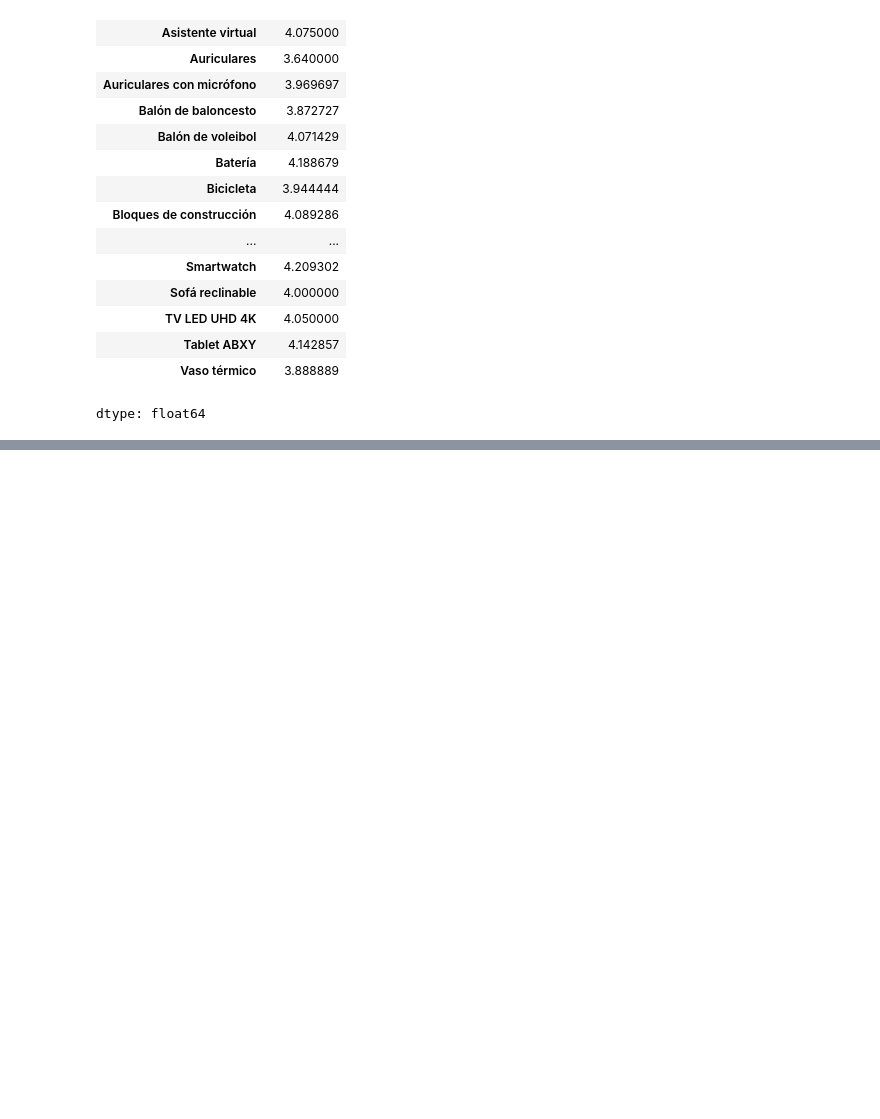
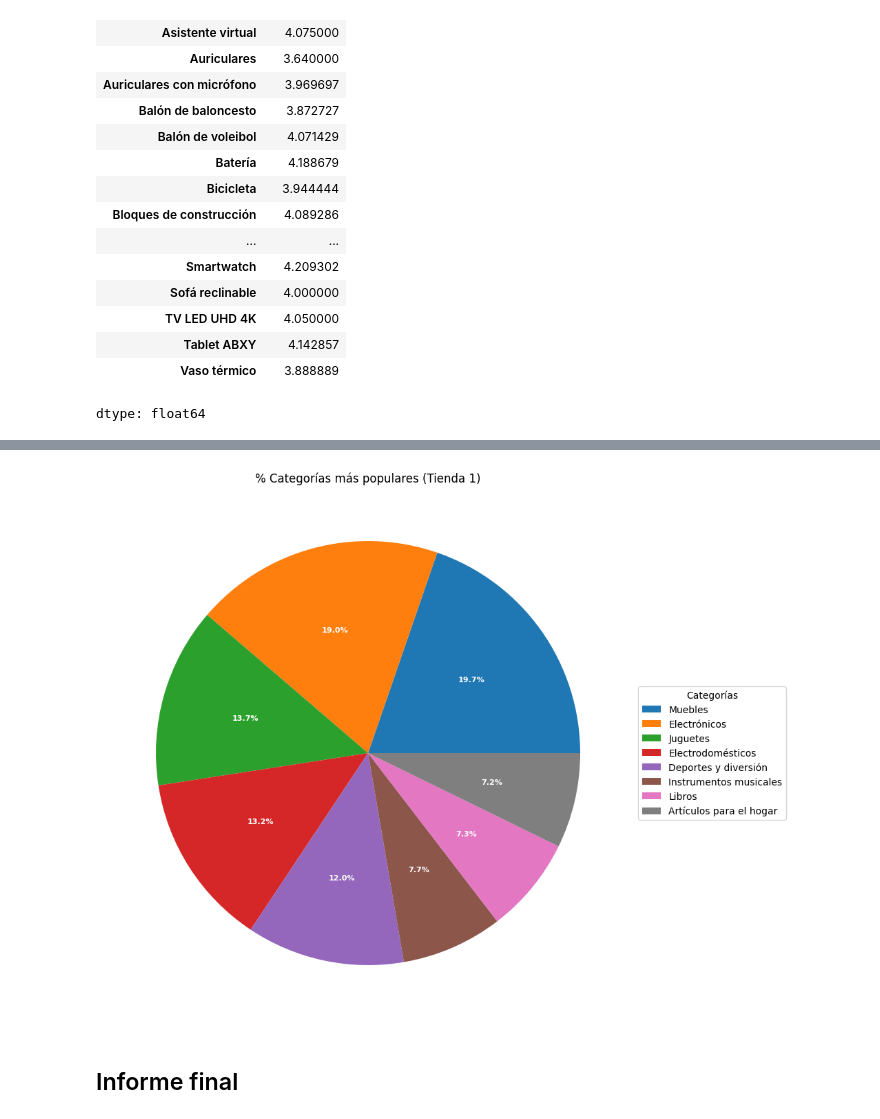
Before and after one commit to Roxtceh/challenge1-data-science-latam, a Jupyter notebook: AluraStoreLatam.ipynb, the cells around one changed output, grey strips where cells are left out. Drawn from its saved outputs; the diff is of its cells as text; code cells hidden in the pictures; blank space fills up the shorter version.

```diff
--- a/AluraStoreLatam.ipynb
+++ b/AluraStoreLatam.ipynb
@@ -44,4 +47,6 @@ print(ingresot4)
 # %%
-ventas_por_categoria_t1 = tienda.groupby('Categoría del Producto')[['Precio']].sum().sort_values('Precio',ascending=False)
-print(ventas_por_categoria_t1)
+cuentaMasVendidost1=tienda.groupby(['Producto','Categoría del Producto'])[['Precio']].count()
+aux=cuentaMasVendidost1.groupby('Categoría del Producto')[['Precio']].sum().sort_values('Precio',ascending=False)
+cuentaMasVendidost1=aux.rename(columns={'Precio':'Cantidad'})
+cuentaMasVendidost1
 # %% [output]
@@ -214,0 +268,29 @@ print(f"{costo_envio_promedio_t4:.2f}")
+# %%
+fig, ax = plt.subplots(figsize=(12, 10), subplot_kw=dict(aspect="equal"))
+
+data = cuentaMasVendidost1['Cantidad'].values
+cat = cuentaMasVendidost1.index.to_list()
+
+
+def func(pct, allvals):
+    absolute = int(np.round(pct/100.*np.sum(allvals)))
+    return f"{pct:.1f}%"
+
+
+wedges, texts, autotexts = ax.pie(data, autopct=lambda pct: func(pct, data),
+                                  textprops=dict(color="w"))
+
+ax.legend(wedges, cat,
+          title="Categorías",
+          loc="center left",
+          bbox_to_anchor=(1, 0, 0.5, 1))
+
+plt.setp(autotexts, size=8, weight="bold")
+
+ax.set_title("% Categorías más populares (Tienda 1)")
+
+plt.show()
+# %% [output]
+[figure, added]
+# %% [markdown]
+## Informe final
```
Also changed, not shown: parts of 24 cells of this notebook.
